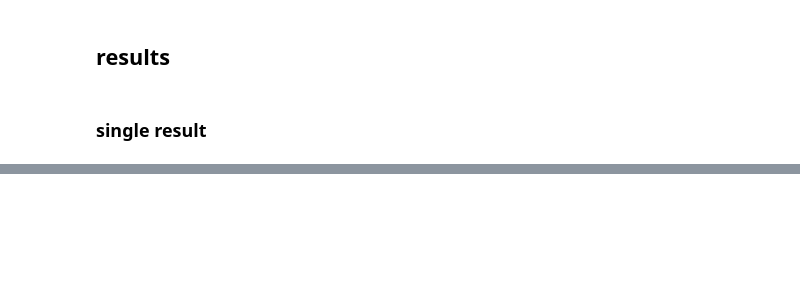
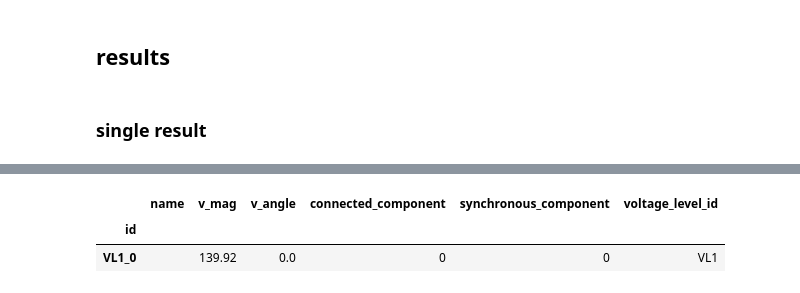
Before and after one commit to BenoitJeanson/topo_sandbox, a Jupyter notebook: pyomo_sandbox.ipynb, the cells around one changed output, grey strips where cells are left out. Drawn from its saved outputs; the diff is of its cells as text; code cells hidden in the pictures; blank space fills up the shorter version.

```diff
--- a/pyomo_sandbox.ipynb
+++ b/pyomo_sandbox.ipynb
@@ -163,0 +538,11 @@ for i in range(nb + 1):
+# %%
+create = pp.network.create_ieee30
+net = create()
+p_bus, branches, slack, index_branches = convert_network(net)
+print(slack)
+model = dc_pf(p_bus, branches, slack)
+print(solver.solve(model))
+model.pprint()
+
+apply_results(net, model, index_branches)
+net.get_network_area_diagram()
@@ -163,0 +568,4 @@ for i in range(nb + 1):
+# %%
+net_ref = create()
+pp.loadflow.run_ac(net_ref)
+net_ref.get_network_area_diagram()
@@ -163,0 +579,7 @@ for i in range(nb + 1):
+# %%
+the_buses = net_ref.get_buses()
+the_buses[the_buses['v_angle'] == 0]
+# %% [output]
+|  | name | v_mag | v_angle | connected_component | synchronous_component | voltage_level_id |
+| id |  |  |  |  |  |  |
+| VL1_0 |  | 139.92 | 0.0 | 0 | 0 | VL1 |
```
Also changed, not shown: parts of 40 cells of this notebook, 2 other files.
